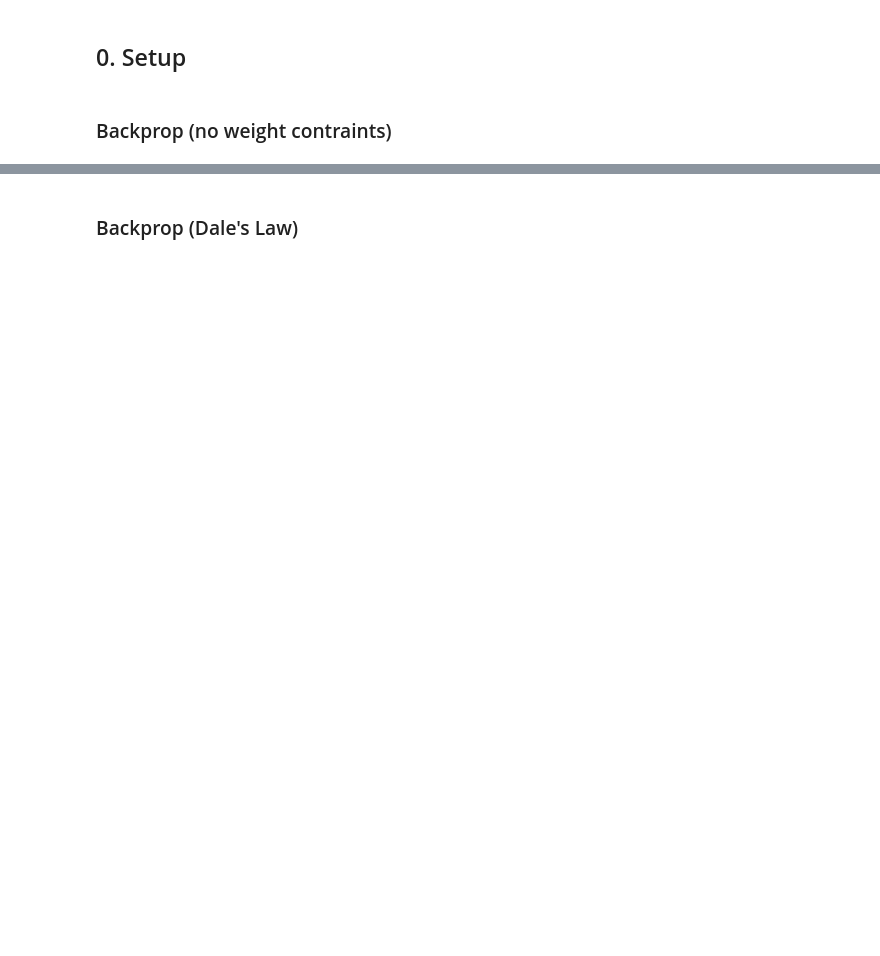
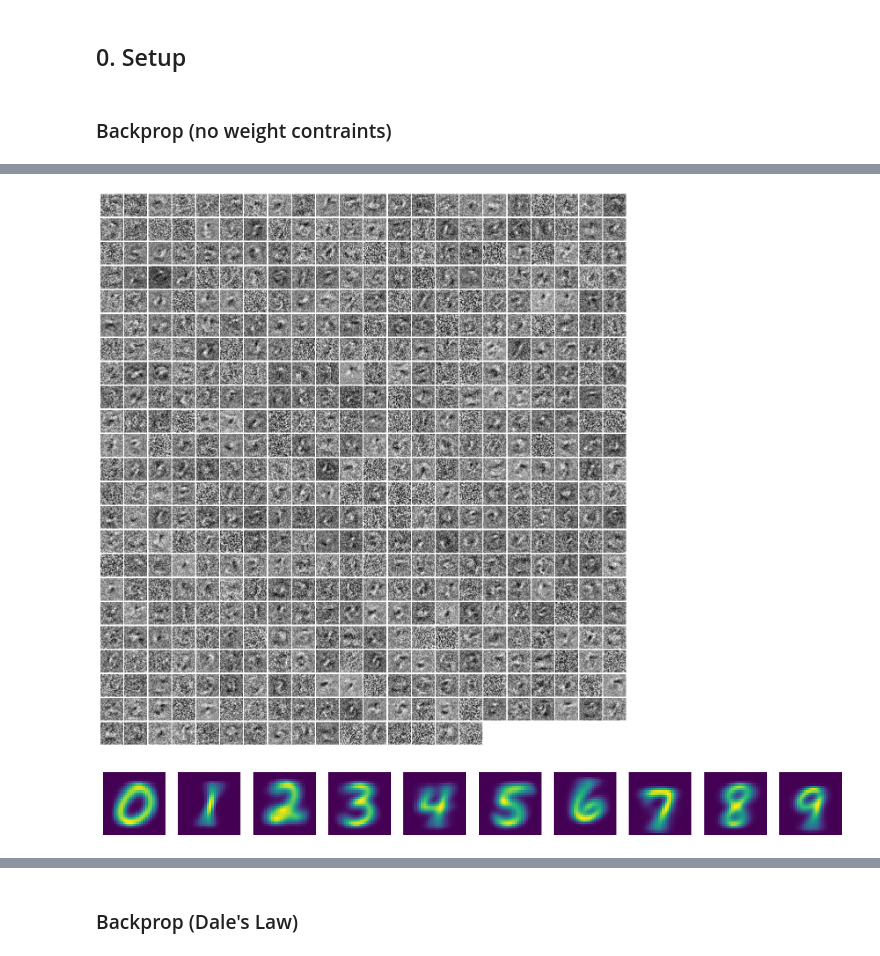
Before and after one commit to Milstein-Lab/EIANN, a Jupyter notebook: EIANN/notebooks/MNIST_1hidden.ipynb, the cells around one changed output, grey strips where cells are left out. Cells and saved outputs as stored; diff of their text form; code cells hidden in the pictures; blank space fills up the shorter version.

```diff
--- a/EIANN/notebooks/MNIST_1hidden.ipynb
+++ b/EIANN/notebooks/MNIST_1hidden.ipynb
@@ -81,0 +84,25 @@ plt.show()
+# %%
+pt.plot_hidden_weights(bp_network.module_dict['H1E_InputE'].weight.detach())
+# %% [output]
+[figure, added]
+# %%
+network = bp_network
+
+# Plot activity-weighted average input for each output unit
+idx, data, target = next(iter(test_dataloader))
+output = network(data).detach()
+
+num_output_units = output.shape[1]
+
+fig, ax = plt.subplots(1,num_output_units,figsize=(14,5))
+
+for i,label in enumerate(range(num_output_units)):
+    weighting = output[:,label]
+    weighted_average = (data.T@weighting)/weighting.sum()
+    img = weighted_average.view(28,28)
+    im = ax[i].imshow(img)
+    ax[i].axis('off')
+
+plt.show()
+# %% [output]
+[figure, added]
```
Also changed, not shown: parts of 9 cells of this notebook, 1 other file.
